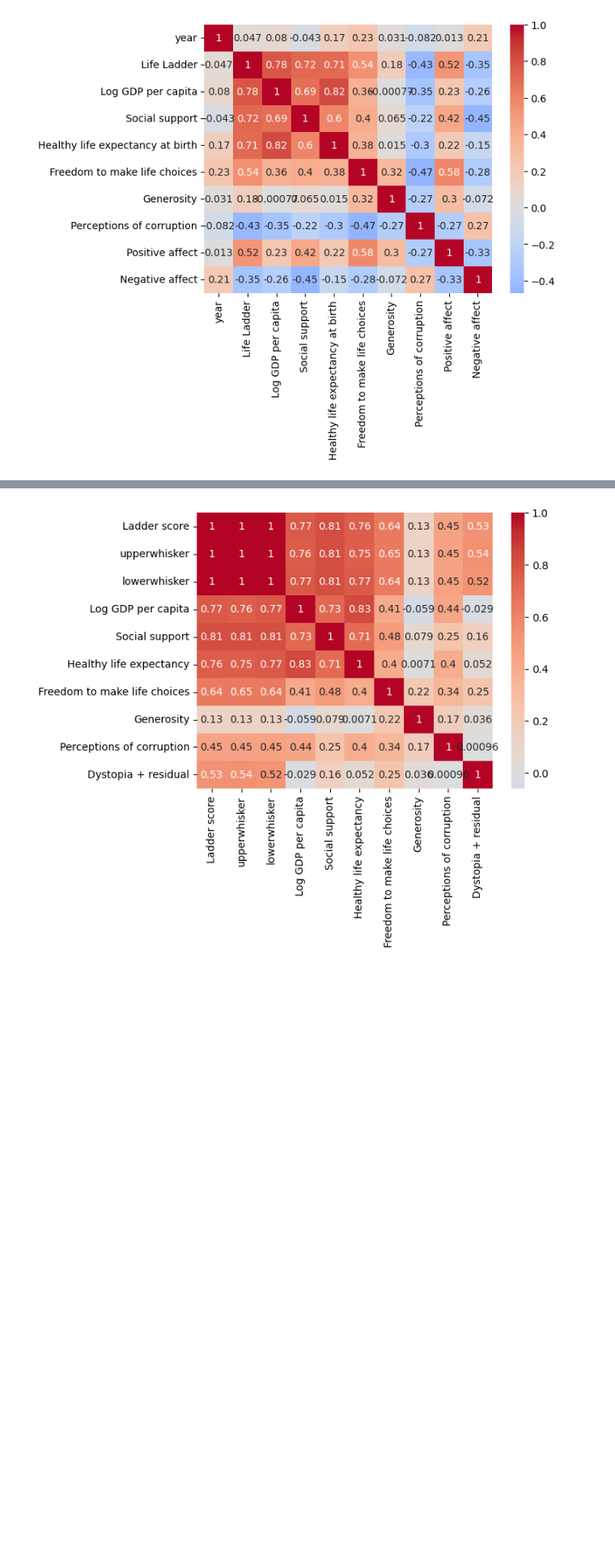
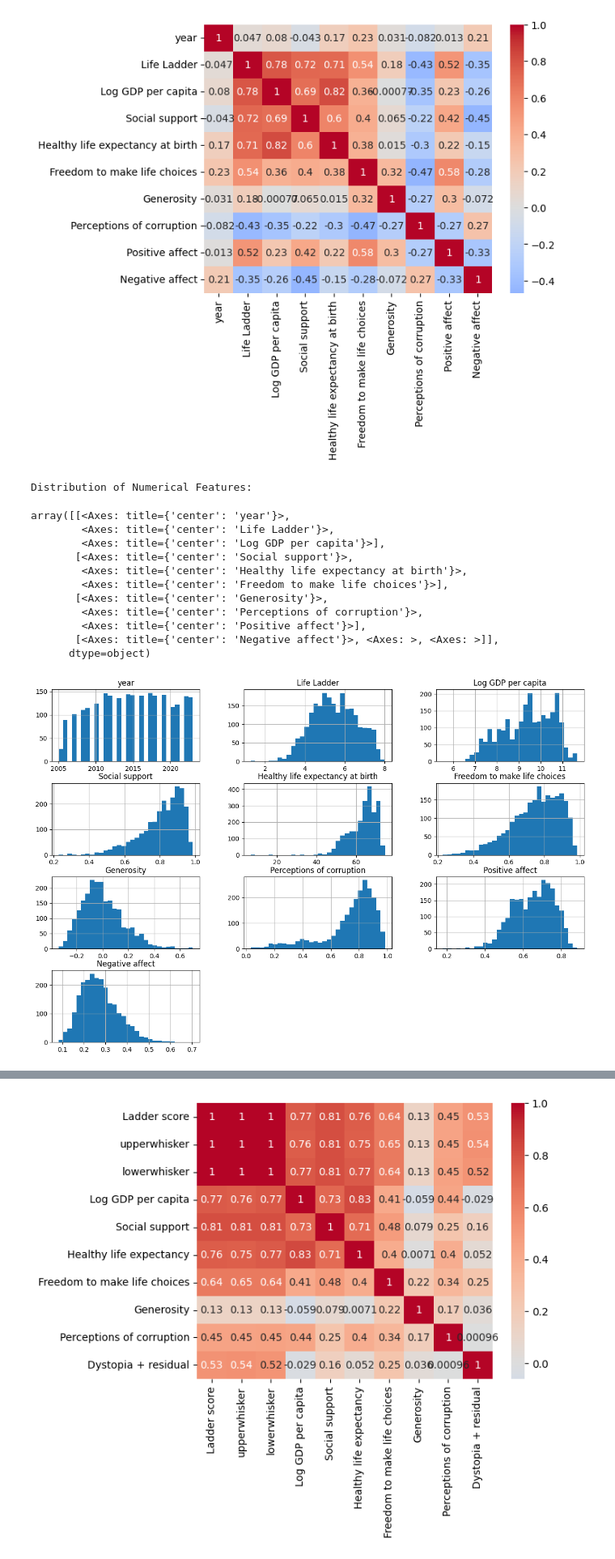
Before and after one commit to CNSM97/portfolio_project, a Jupyter notebook: notebooks/01_exploration.ipynb, the cells around one changed output, grey strips where cells are left out. Shown: that part at 81% size. Drawn from its saved outputs; the diff is of its cells as text; code cells hidden in the pictures; blank space fills up the shorter version.

```diff
--- a/notebooks/01_exploration.ipynb
+++ b/notebooks/01_exploration.ipynb
@@ -85,3 +85,20 @@ np.int64(0)
 sns.heatmap(df_all_years.corr(numeric_only=True), annot=True, cmap="coolwarm", center=0);
 # %% [output]
 [figure]
+# %%
+print('Distribution of Numerical Features:')
+df_all_years.hist(figsize=(15, 10), bins=30)
+# %% [output]
+Distribution of Numerical Features:
+array([[<Axes: title={'center': 'year'}>,
+        <Axes: title={'center': 'Life Ladder'}>,
+        <Axes: title={'center': 'Log GDP per capita'}>],
+       [<Axes: title={'center': 'Social support'}>,
+        <Axes: title={'center': 'Healthy life expectancy at birth'}>,
+        <Axes: title={'center': 'Freedom to make life choices'}>],
+       [<Axes: title={'center': 'Generosity'}>,
+        <Axes: title={'center': 'Perceptions of corruption'}>,
+        <Axes: title={'center': 'Positive affect'}>],
+       [<Axes: title={'center': 'Negative affect'}>, <Axes: >, <Axes: >]],
+      dtype=object)
+[figure, added]
```
Also changed, not shown: parts of 10 cells of this notebook.
